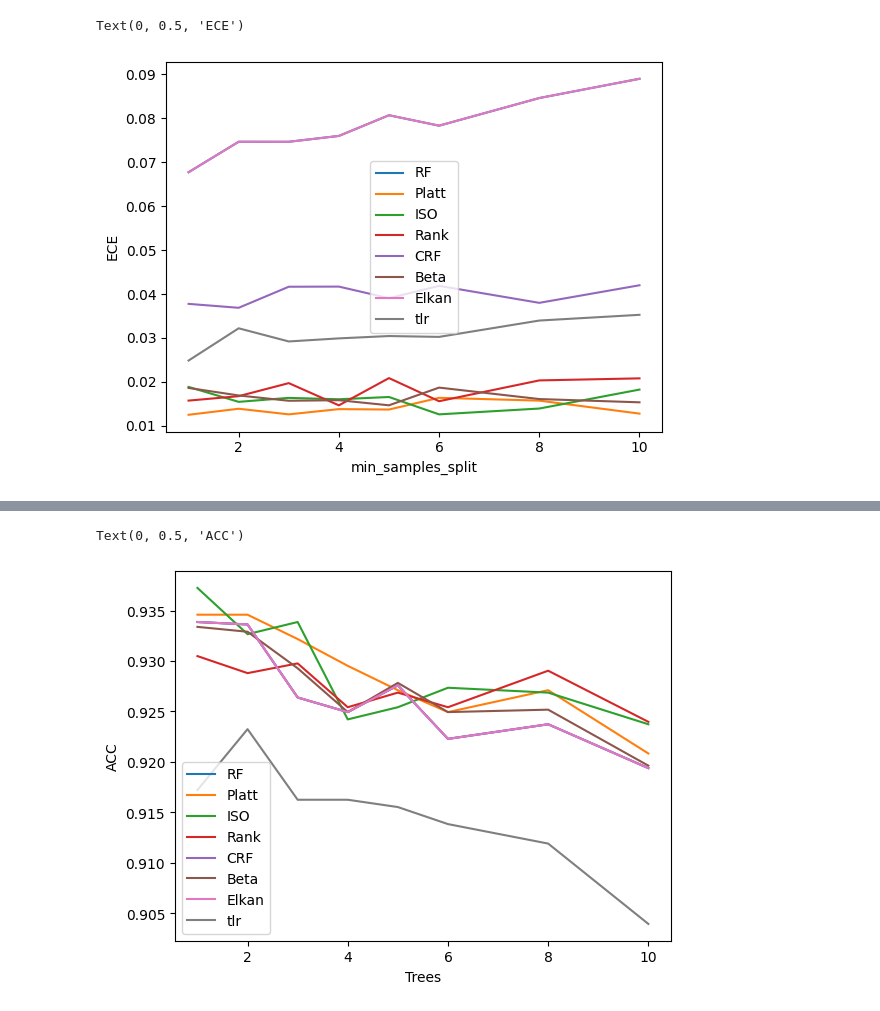
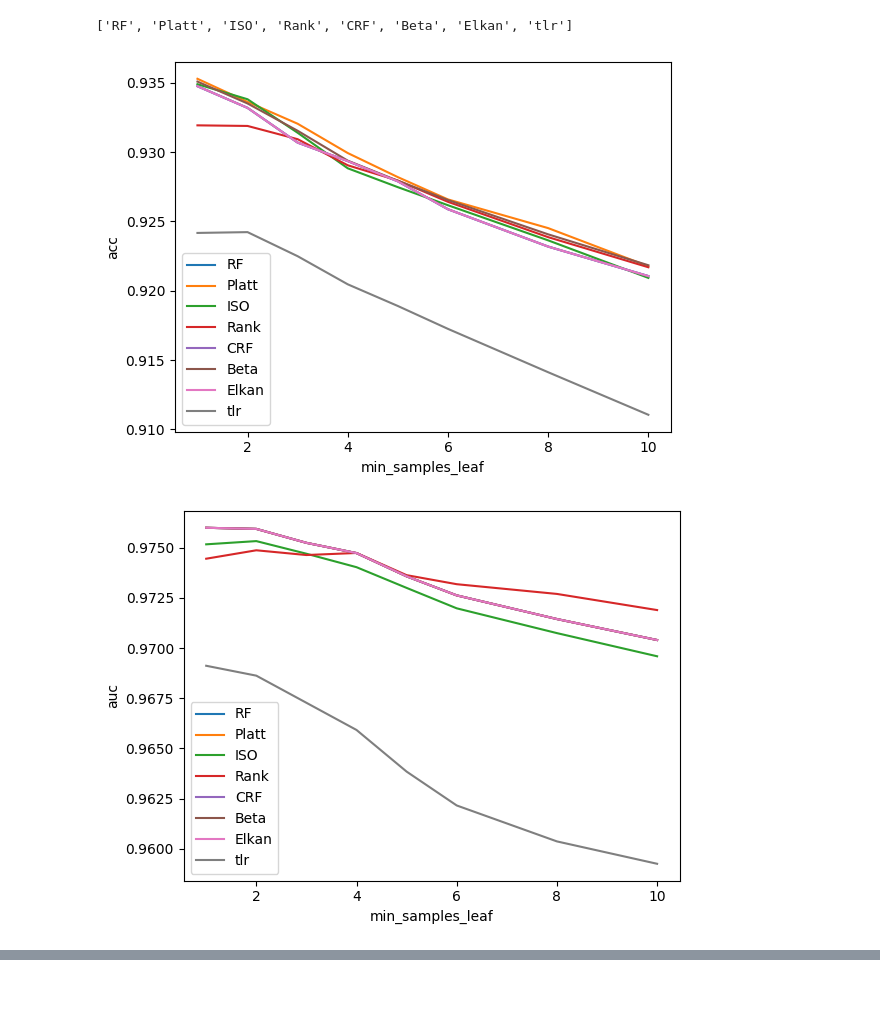
Before and after one commit to mhshaker/RF_ranking_calibration, a Jupyter notebook: Experiments/RF parameters/4_min_samples_leaf.ipynb, the cells around one changed output, grey strips where cells are left out. Cells and saved outputs as stored; diff of their text form; code cells hidden in the pictures.

```diff
--- a/Experiments/RF parameters/4_min_samples_leaf.ipynb
+++ b/Experiments/RF parameters/4_min_samples_leaf.ipynb
@@ -20,8 +20,8 @@ metrics = ["acc", "auc", "brier", "ece", "logloss"]
 data_name = "spambase"
 
 params = {
-    "runs": 3,
-    "min_samples_leaf": [1, 2, 3, 4, 5, 6, 8, 10], # as percentage of the x_calib data
+    "runs": 50,
+    "min_samples_leaf": [1, 2, 3, 4, 5, 6, 8, 10],
     "data_size": 1000,
     "n_features": 20,
     "n_estimators": 10,
@@ -58,8 +59,15 @@ for exp_min_samples_leaf in params["min_samples_leaf"]:
 tables = cal.mean_and_ranking_table(calib_results_dict, metrics, calib_methods, data_list, mean_and_rank=False)
+# %%
+plot_calib_methods = calib_methods
+plot_calib_methods.remove("VA")
+plot_calib_methods
+# %% [output]
+['RF', 'Platt', 'ISO', 'Rank', 'CRF', 'Beta', 'Elkan', 'tlr']
 # %%
-ax = tables["ece"].plot()
-ax.set_xlabel("min_samples_split")
-ax.set_ylabel("ECE")
+for metric in metrics:
+    ax = tables[metric][plot_calib_methods].plot()
+    ax.set_xlabel("min_samples_leaf")
+    ax.set_ylabel(metric)
 # %% [output]
-Text(0, 0.5, 'ECE')
-[figure, old version]
+[figure, new version]
+[figure, added]
@@ -66,7 +76,0 @@ Text(0, 0.5, 'ECE')
-# %%
-ax = tables["acc"].plot()
-ax.set_xlabel("Trees")
-ax.set_ylabel("ACC")
-# %% [output]
-Text(0, 0.5, 'ACC')
-[figure, removed]
```
Also changed, not shown: parts of 2 cells of this notebook, 13 other files.
